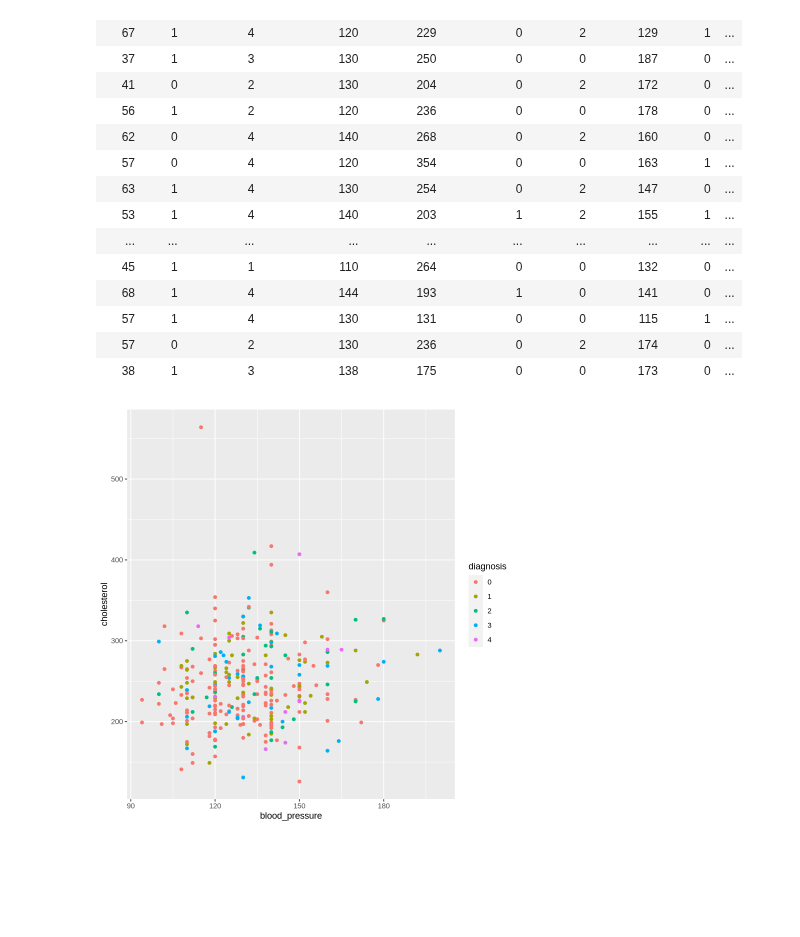
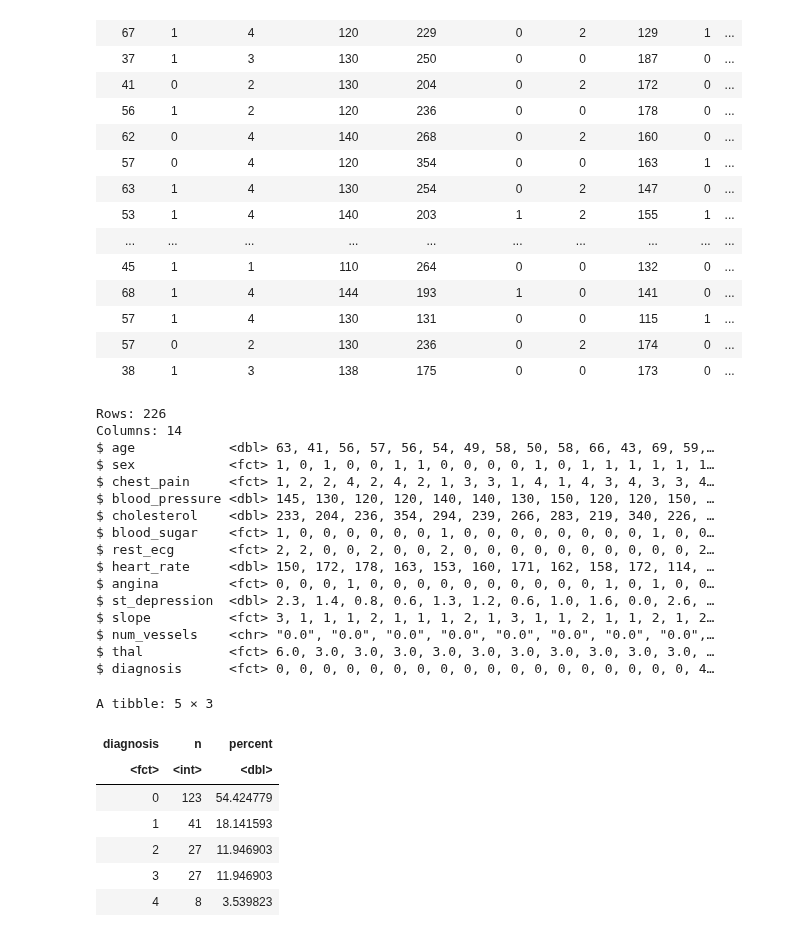
Before and after one commit to Git-Aarya/Heart-Disease-Predictor, a Jupyter notebook: project_proposal_analysis.ipynb, the cells around one changed output. Cells and saved outputs as stored; diff of their text form; code cells hidden in the pictures; blank space fills up the shorter version.

```diff
--- a/project_proposal_analysis.ipynb
+++ b/project_proposal_analysis.ipynb
@@ -62,8 +70,41 @@ A tibble: 303 × 14
 | 57 | 0 | 2 | 130 | 236 | 0 | 2 | 174 | 0 | ... |
 | 38 | 1 | 3 | 138 | 175 | 0 | 0 | 173 | 0 | ... |
 # %%
-heart_disease_plot <- ggplot(cleveland_data, aes(x = blood_pressure, y = cholesterol, color = diagnosis)) +
-                        geom_point()
-heart_disease_plot
+cleveland_split <- initial_split(cleveland_data, prop = 0.75, strata = diagnosis)
+cleveland_train <- training(cleveland_split)
+cleveland_test <- testing(cleveland_split)
+
+glimpse(cleveland_train)
 # %% [output]
-[figure, removed]
+Rows: 226
+Columns: 14
+$ age            <dbl> 63, 41, 56, 57, 56, 54, 49, 58, 50, 58, 66, 43, 69, 59,…
+$ sex            <fct> 1, 0, 1, 0, 0, 1, 1, 0, 0, 0, 0, 1, 0, 1, 1, 1, 1, 1, 1…
+$ chest_pain     <fct> 1, 2, 2, 4, 2, 4, 2, 1, 3, 3, 1, 4, 1, 4, 3, 4, 3, 3, 4…
+$ blood_pressure <dbl> 145, 130, 120, 120, 140, 140, 130, 150, 120, 120, 150, …
+$ cholesterol    <dbl> 233, 204, 236, 354, 294, 239, 266, 283, 219, 340, 226, …
+$ blood_sugar    <fct> 1, 0, 0, 0, 0, 0, 0, 1, 0, 0, 0, 0, 0, 0, 0, 0, 1, 0, 0…
+$ rest_ecg       <fct> 2, 2, 0, 0, 2, 0, 0, 2, 0, 0, 0, 0, 0, 0, 0, 0, 0, 0, 2…
+$ heart_rate     <dbl> 150, 172, 178, 163, 153, 160, 171, 162, 158, 172, 114, …
+$ angina         <fct> 0, 0, 0, 1, 0, 0, 0, 0, 0, 0, 0, 0, 0, 0, 1, 0, 1, 0, 0…
+$ st_depression  <dbl> 2.3, 1.4, 0.8, 0.6, 1.3, 1.2, 0.6, 1.0, 1.6, 0.0, 2.6, …
+$ slope          <fct> 3, 1, 1, 1, 2, 1, 1, 1, 2, 1, 3, 1, 1, 2, 1, 1, 2, 1, 2…
+$ num_vessels    <chr> "0.0", "0.0", "0.0", "0.0", "0.0", "0.0", "0.0", "0.0",…
+$ thal           <fct> 6.0, 3.0, 3.0, 3.0, 3.0, 3.0, 3.0, 3.0, 3.0, 3.0, 3.0, …
+$ diagnosis      <fct> 0, 0, 0, 0, 0, 0, 0, 0, 0, 0, 0, 0, 0, 0, 0, 0, 0, 0, 4…
+# %%
+heart_disease_proportions <- cleveland_train |>
+                          group_by(diagnosis) |>
+                          summarize(n = n()) |>
+                          mutate(percent = 100*n/nrow(cleveland_train))
+
+heart_disease_proportions
+# %% [output]
+A tibble: 5 × 3
+| diagnosis | n | percent |
+| <fct> | <int> | <dbl> |
+| 0 | 123 | 54.424779 |
+| 1 | 41 | 18.141593 |
+| 2 | 27 | 11.946903 |
+| 3 | 27 | 11.946903 |
+| 4 | 8 | 3.539823 |
```
Also changed, not shown: parts of 4 cells of this notebook.
